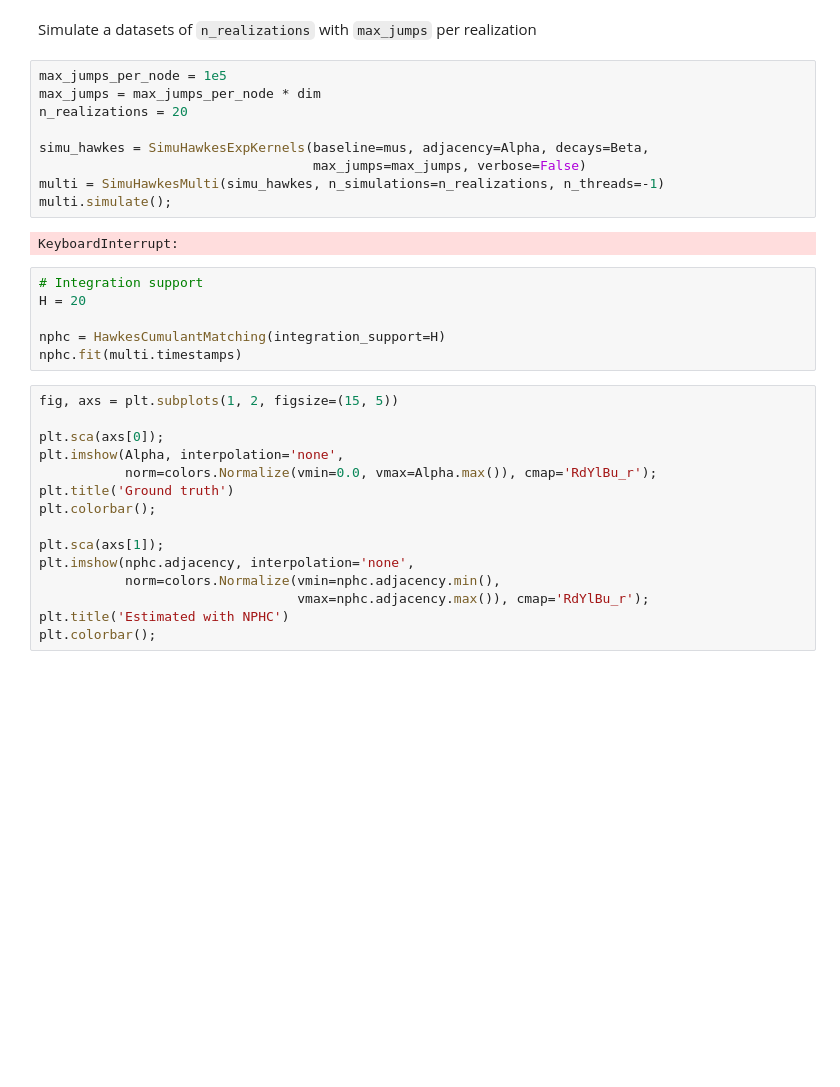
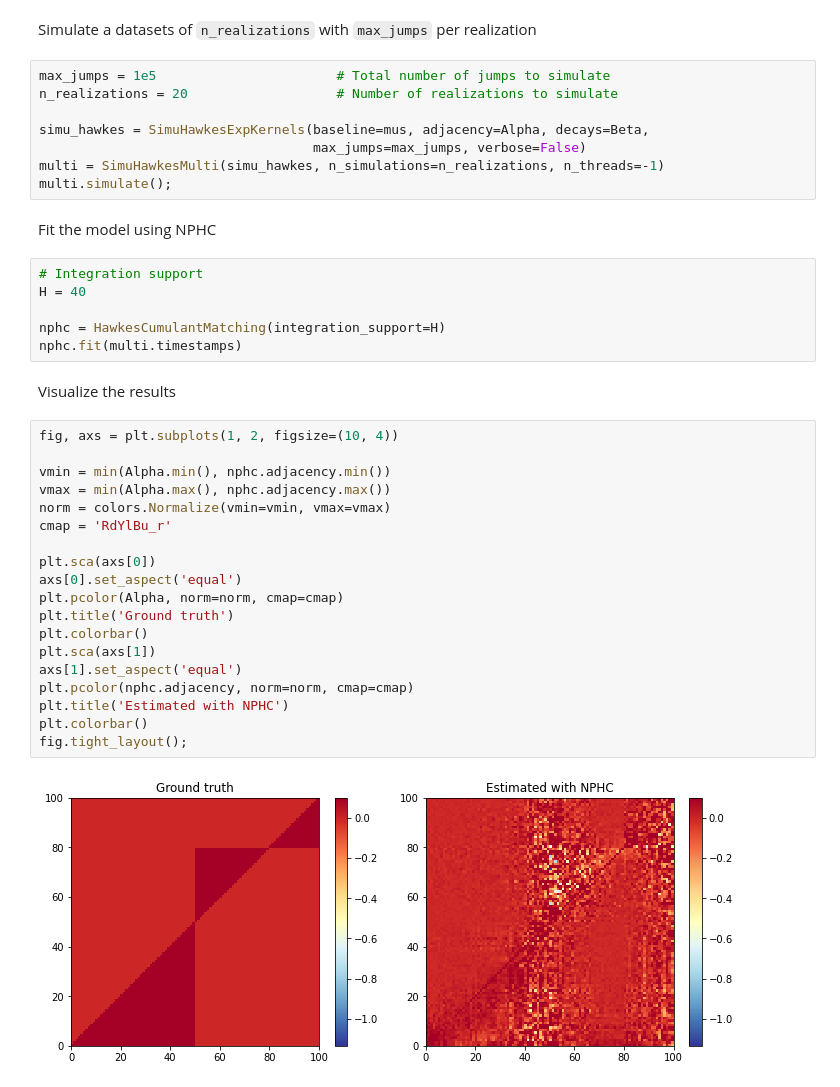
Before and after one commit to trouleau/reprod-nphc, a Jupyter notebook: 1-wt-reproduction-Fig2.ipynb, the cells around one changed output. Drawn from its saved outputs; the diff is of its cells as text; blank space fills up the shorter version.

```diff
--- a/1-wt-reproduction-Fig2.ipynb
+++ b/1-wt-reproduction-Fig2.ipynb
@@ -134,34 +143,41 @@ plt.colorbar();
 # %% [markdown]
 Simulate a datasets of `n_realizations` with `max_jumps` per realization
 # %%
-max_jumps_per_node = 1e5
-max_jumps = max_jumps_per_node * dim
-n_realizations = 20
+max_jumps = 1e5                       # Total number of jumps to simulate
+n_realizations = 20                   # Number of realizations to simulate
 
 simu_hawkes = SimuHawkesExpKernels(baseline=mus, adjacency=Alpha, decays=Beta,
                                    max_jumps=max_jumps, verbose=False)
 multi = SimuHawkesMulti(simu_hawkes, n_simulations=n_realizations, n_threads=-1)
 multi.simulate();
-# %% [output]
-KeyboardInterrupt:
+# %% [markdown]
+Fit the model using NPHC
 # %%
 # Integration support
-H = 20
+H = 40
 
 nphc = HawkesCumulantMatching(integration_support=H)
 nphc.fit(multi.timestamps)
+# %% [markdown]
+Visualize the results
 # %%
-fig, axs = plt.subplots(1, 2, figsize=(15, 5))
+fig, axs = plt.subplots(1, 2, figsize=(10, 4))
 
-plt.sca(axs[0]);
-plt.imshow(Alpha, interpolation='none',
-           norm=colors.Normalize(vmin=0.0, vmax=Alpha.max()), cmap='RdYlBu_r');
+vmin = min(Alpha.min(), nphc.adjacency.min())
+vmax = min(Alpha.max(), nphc.adjacency.max())
+norm = colors.Normalize(vmin=vmin, vmax=vmax)
+cmap = 'RdYlBu_r'
+
+plt.sca(axs[0])
+axs[0].set_aspect('equal')
+plt.pcolor(Alpha, norm=norm, cmap=cmap)
 plt.title('Ground truth')
-plt.colorbar();
-
-plt.sca(axs[1]);
-plt.imshow(nphc.adjacency, interpolation='none',
-           norm=colors.Normalize(vmin=nphc.adjacency.min(),
-                                 vmax=nphc.adjacency.max()), cmap='RdYlBu_r');
+plt.colorbar()
+plt.sca(axs[1])
+axs[1].set_aspect('equal')
+plt.pcolor(nphc.adjacency, norm=norm, cmap=cmap)
 plt.title('Estimated with NPHC')
-plt.colorbar();
+plt.colorbar()
+fig.tight_layout();
+# %% [output]
+[figure, added]
```
Also changed, not shown: parts of 12 cells of this notebook.
